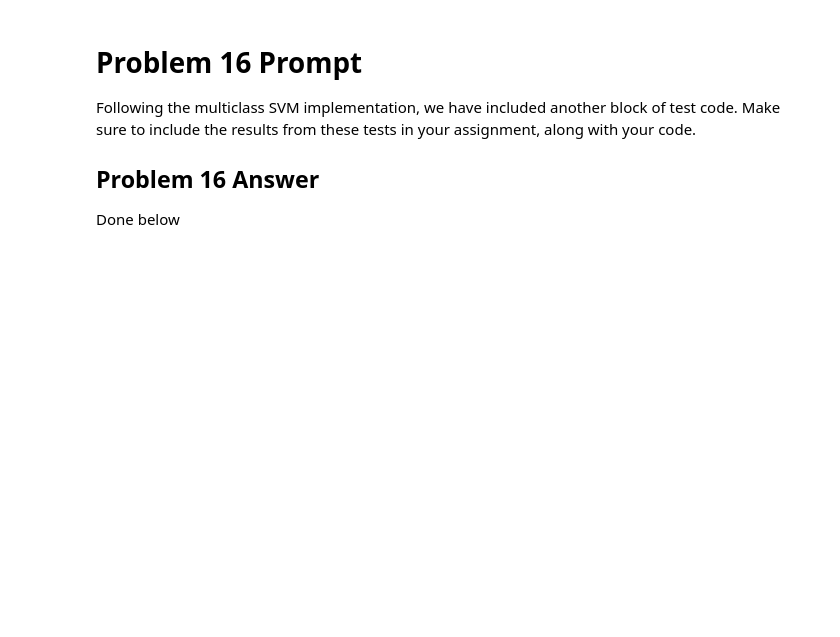
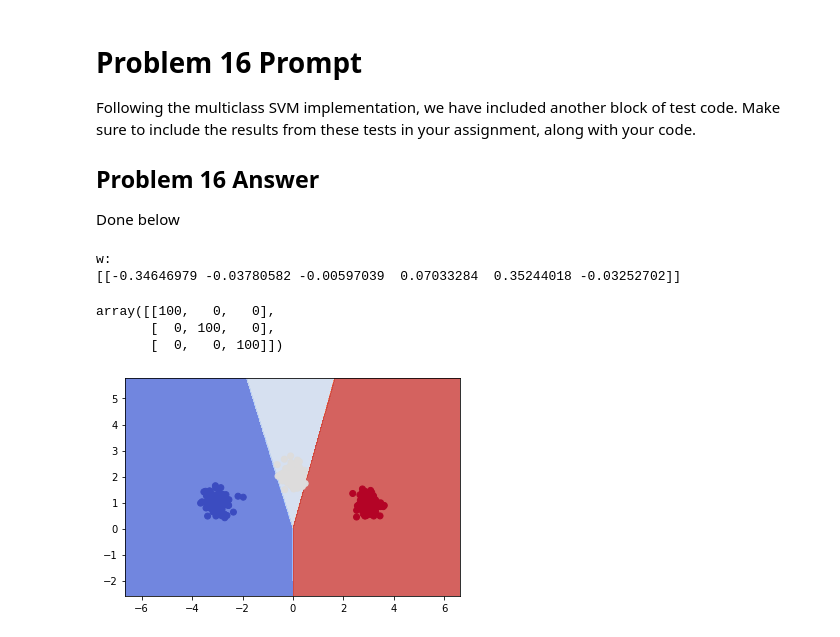
Before and after one commit to jgeorge313/Sem_2, a Jupyter notebook: DS_GA_1003/HW/hw5/HW 5 DS GA 1003 JG6615.ipynb, the cells around one changed output. Saved outputs shown, nothing was run; the diff lists cells and outputs as text; code cells hidden in the pictures; blank space fills up the shorter version.

```diff
--- a/DS_GA_1003/HW/hw5/HW 5 DS GA 1003 JG6615.ipynb
+++ b/DS_GA_1003/HW/hw5/HW 5 DS GA 1003 JG6615.ipynb
@@ -422,6 +508,32 @@ Complete the function sgd.
 ## Problem 14 Answer
 
 Done Below
+# %%
+from numpy.random import shuffle
+def sgd(X, y, num_outFeatures, subgd, eta = .1, T = 10000):
+    '''
+    Runs subgradient descent, and outputs resulting parameter vector.
+    @param X: array-like, shape = [n_samples,n_features], input training data
+    @param y: array-like, shape = [n_samples,], class labels
+    @param num_outFeatures: number of class-sensitive features
+    @param subgd: function taking x,y,w and giving subgradient of objective
+    @param eta: learning rate for SGD
+    @param T: maximum number of iterations
+    @return: vector of weights
+    '''
+    num_samples = X.shape[0]
+    #initialize a w vector in r^(num_out features), then start sub gradient descent
+    w=np.zeros(num_outFeatures)
+    for iteration in range(T):
+        #note this function assumes subgd feature maps our original X into X_out
+        #additionally, since our sub gradient function takes only a specific input, we will shuffle our data
+        #to grab random datapoints each time
+        idx = np.arange(num_samples)
+        shuffle(idx)
+        X, y =X[idx],y[idx]
+
+        w = w - eta*subgd(X[0], y[0],w)
+    return(w)
 # %% [markdown]
 # Problem 15 Prompt
 
@@ -438,3 +645,26 @@ Following the multiclass SVM implementation, we have included another block of t
 ## Problem 16 Answer
 
 Done below
+# %%
+#the following code tests the MulticlassSVM and sgd
+#will fail if MulticlassSVM is not implemented yet
+est = MulticlassSVM(6,lam=1)
+est.fit(X,y,eta =.001)
+print("w:")
+print(est.coef_)
+Z = est.predict(mesh_input)
+Z = Z.reshape(xx.shape)
+plt.contourf(xx, yy, Z, cmap=plt.cm.coolwarm, alpha=0.8)
+# Plot also the training points
+plt.scatter(X[:, 0], X[:, 1], c=y, cmap=plt.cm.coolwarm)
+
+
+from sklearn import metrics
+metrics.confusion_matrix(y, est.predict(X))
+# %% [output]
+w:
+[[-0.34646979 -0.03780582 -0.00597039  0.07033284  0.35244018 -0.03252702]]
+array([[100,   0,   0],
+       [  0, 100,   0],
+       [  0,   0, 100]])
+[figure, added]
```
Also changed, not shown: parts of 14 cells of this notebook.
